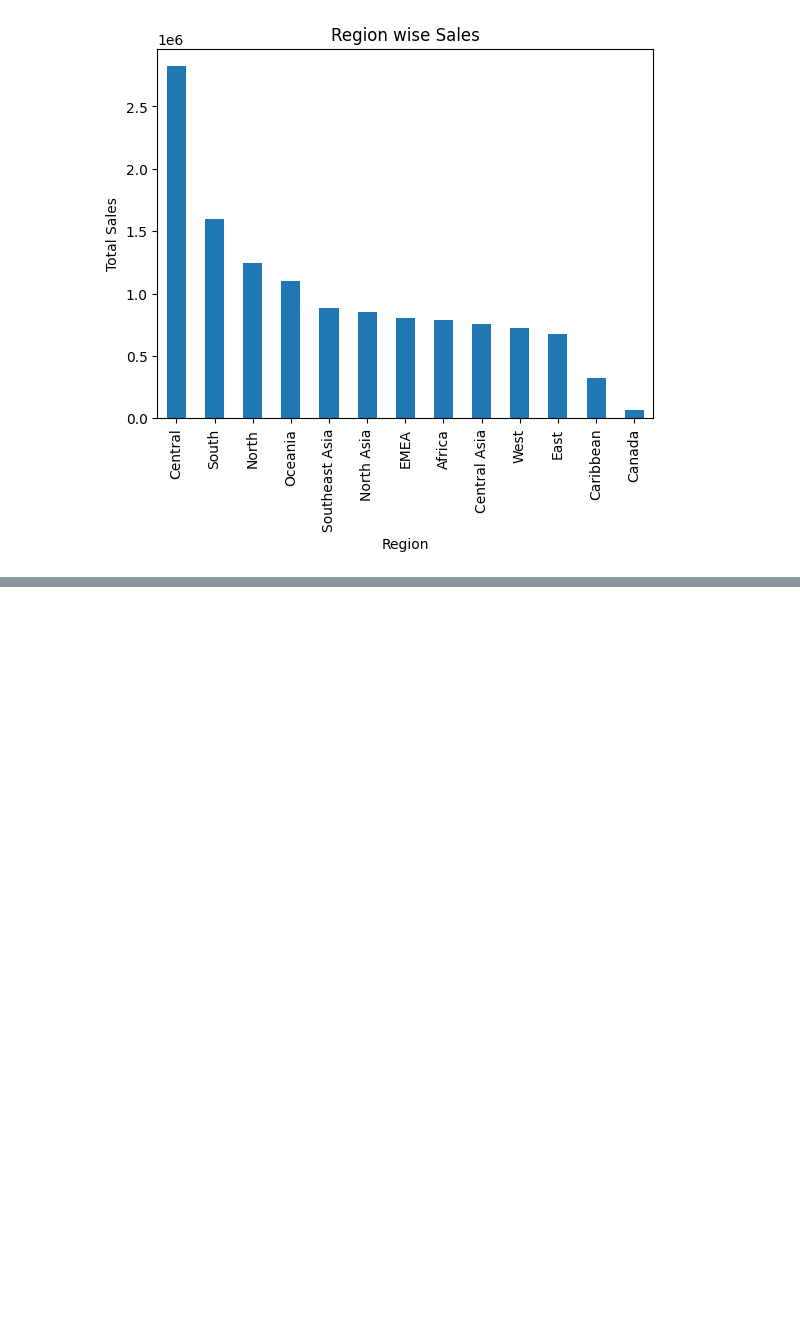
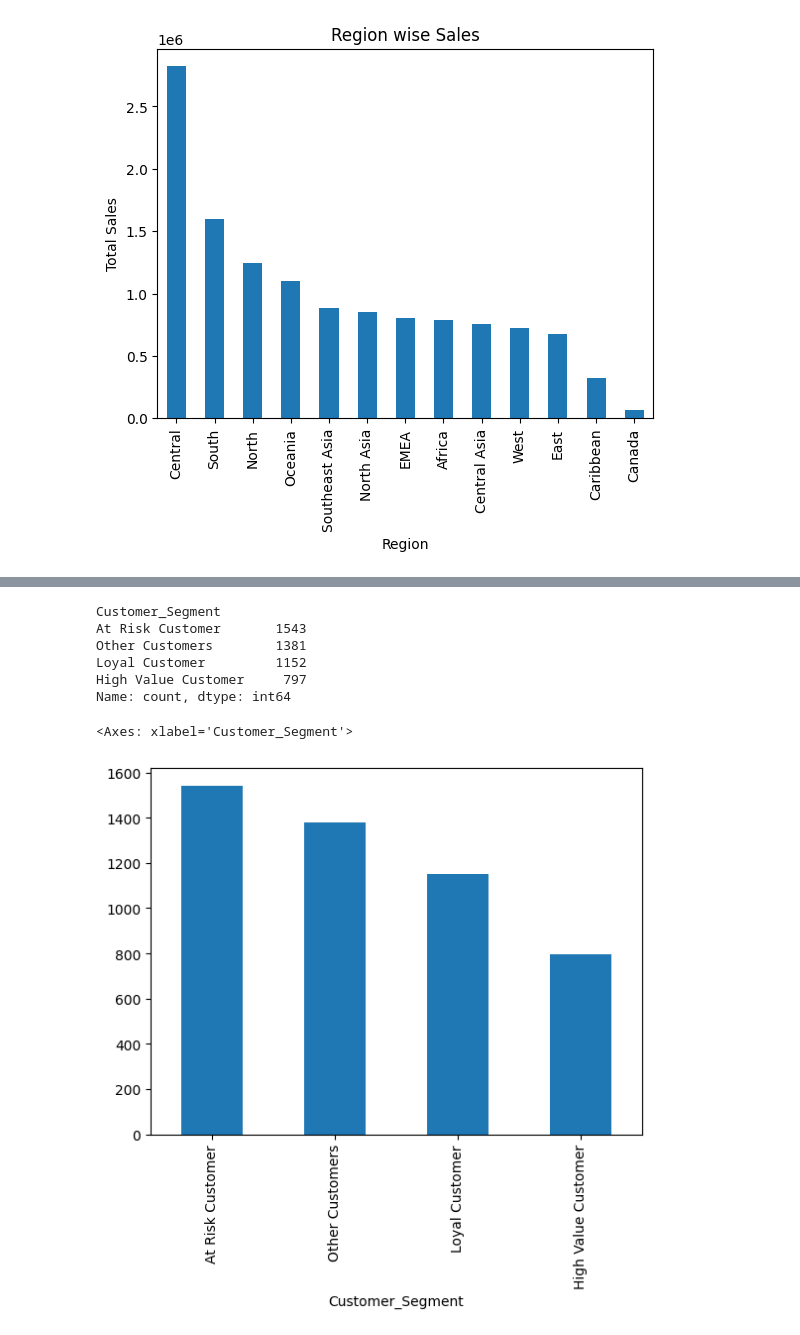
Before and after one commit to Manasagowda24/E_commerce-sales-analysis, a Jupyter notebook: cleaned_superstore_Analysis.ipynb, the cells around one changed output, grey strips where cells are left out. Cells and saved outputs as stored; diff of their text form; code cells hidden in the pictures; blank space fills up the shorter version.

```diff
--- a/cleaned_superstore_Analysis.ipynb
+++ b/cleaned_superstore_Analysis.ipynb
@@ -452,0 +544,2 @@ plt.show()
+# %%
+rfm['M_score'] = pd.qcut(rfm['Monetary'],5,labels = [1,2,3,4,5])
@@ -452,0 +556,6 @@ plt.show()
+# %%
+rfm['RFM_Score'] = (
+    rfm['R_Score'].astype(str) +
+    rfm['F_score'].astype(str) +
+    rfm['M_score'].astype(str)
+)
@@ -452,0 +572,19 @@ plt.show()
+# %%
+def customer_segment(row):
+
+    if row['R_Score'] >= 4 and row['F_score'] >= 4 and row['M_score'] >= 4:
+        return 'High Value Customer'
+
+    elif row['F_score'] >= 4:
+        return 'Loyal Customer'
+
+    elif row['R_Score'] <= 2:
+        return 'At Risk Customer'
+
+    elif row['R_Score'] == 1 and row['F_score'] == 1:
+        return 'Lost Customer'
+
+    else:
+        return 'Other Customers'
+# %%
+rfm['Customer_Segment'] = rfm.apply(customer_segment, axis=1)
@@ -452,0 +601,14 @@ plt.show()
+# %%
+segment_counts = rfm['Customer_Segment'].value_counts()
+
+print(segment_counts)
+segment_counts.plot(kind='bar')
+# %% [output]
+Customer_Segment
+At Risk Customer       1543
+Other Customers        1381
+Loyal Customer         1152
+High Value Customer     797
+Name: count, dtype: int64
+<Axes: xlabel='Customer_Segment'>
+[figure, added]
```
Also changed, not shown: parts of 26 cells of this notebook, 1 other file.
